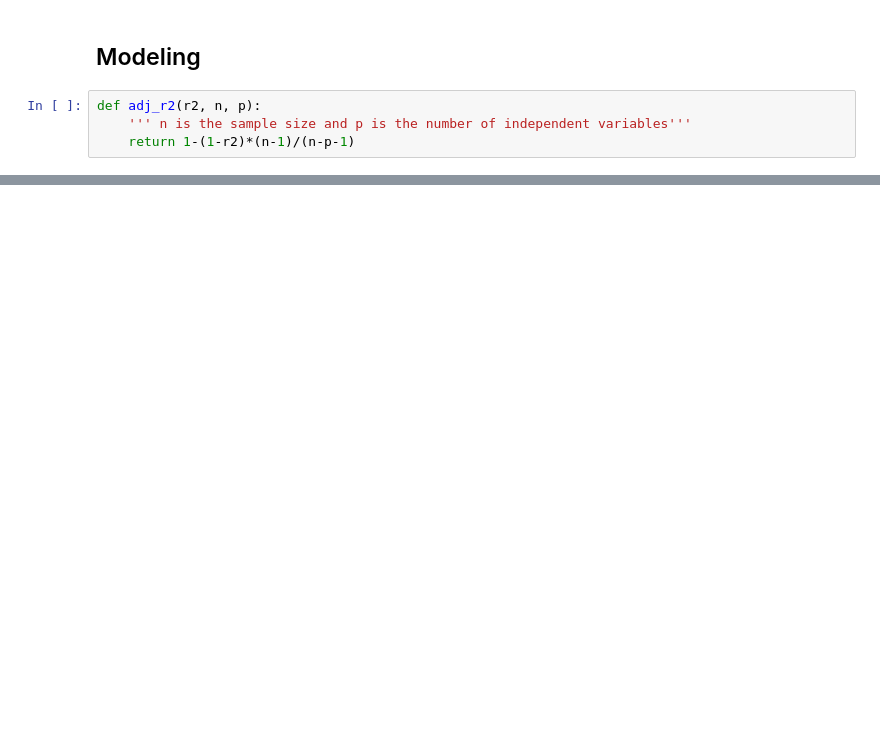
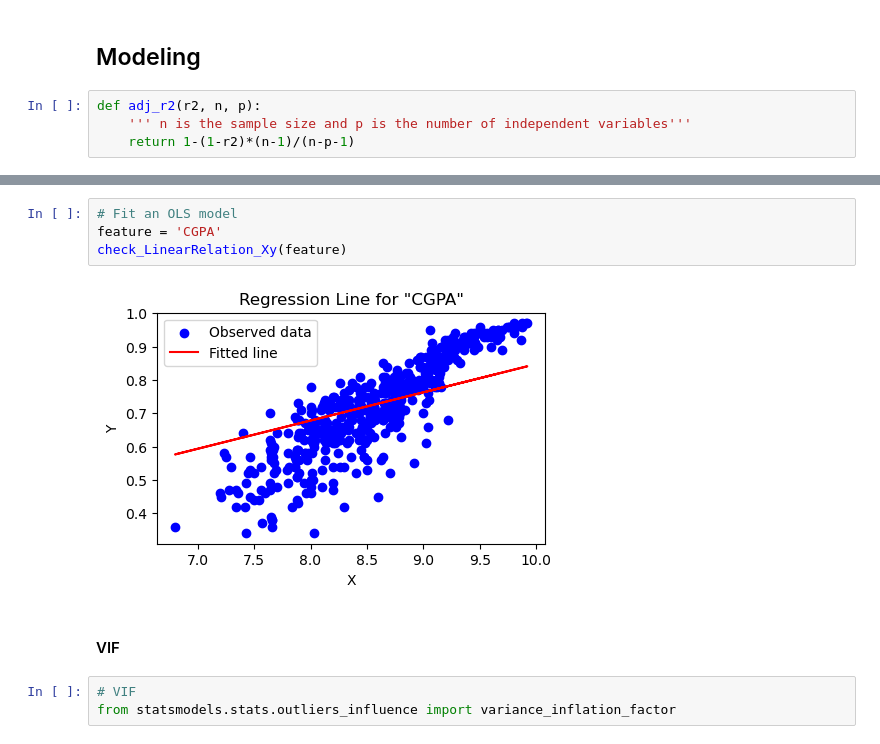
Before and after one commit to UpendraSinghRathore85/ML-Projects-Python, a Jupyter notebook: LinearRegression/Bussiness Case - Jamboree Education.ipynb, the cells around one changed output, grey strips where cells are left out. Drawn from its saved outputs; the diff is of its cells as text; blank space fills up the shorter version.

```diff
--- a/LinearRegression/Bussiness Case - Jamboree Education.ipynb
+++ b/LinearRegression/Bussiness Case - Jamboree Education.ipynb
@@ -440,0 +744,11 @@ model.coef_, model.intercept_
+# %%
+# Fit an OLS model
+feature = 'CGPA'
+check_LinearRelation_Xy(feature)
+# %% [output]
+[figure, added]
+# %% [markdown]
+#### VIF
+# %%
+# VIF
+from statsmodels.stats.outliers_influence import variance_inflation_factor
```
Also changed, not shown: parts of 99 cells of this notebook, 5 other files.
